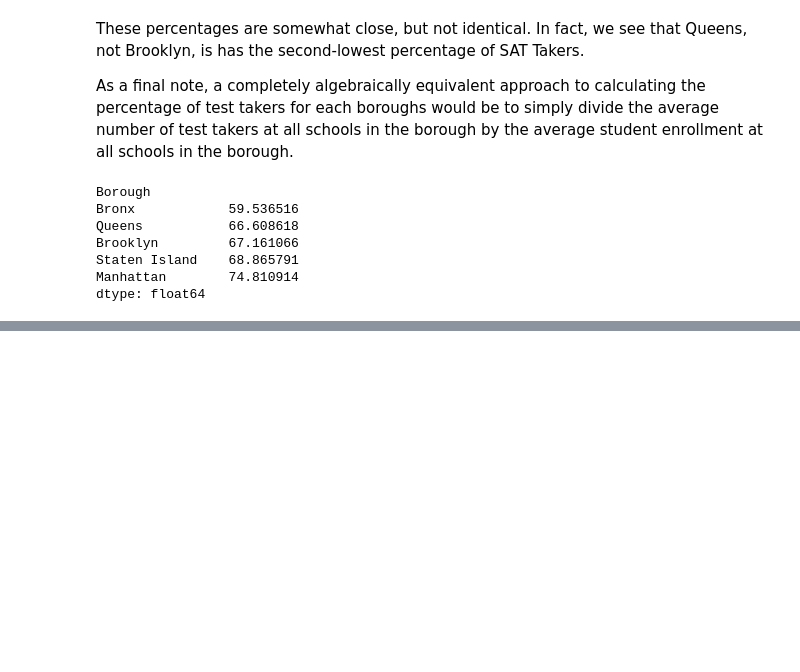
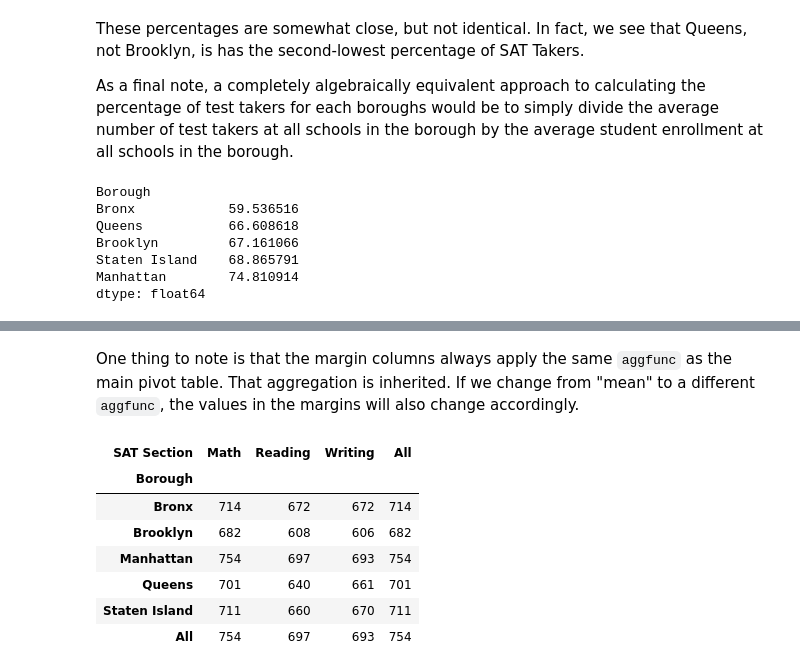
Before and after one commit to jgabunilas/pandas-bootcamp, a Jupyter notebook: Section9_Reshaping_with_Pivots/Section9_Reshaping_with_Pivots.ipynb, the cells around one changed output, grey strips where cells are left out. Cells and saved outputs as stored; diff of their text form; code cells hidden in the pictures; blank space fills up the shorter version.

```diff
--- a/Section9_Reshaping_with_Pivots/Section9_Reshaping_with_Pivots.ipynb
+++ b/Section9_Reshaping_with_Pivots/Section9_Reshaping_with_Pivots.ipynb
@@ -699,0 +825,13 @@ dtype: float64
+# %% [markdown]
+One thing to note is that the margin columns always apply the same `aggfunc` as the main pivot table. That aggregation is inherited. If we change from "mean" to a different `aggfunc`, the values in the margins will also change accordingly.
+# %%
+sat.pivot_table(values = 'Score', index = "Borough", columns = "SAT Section", aggfunc = 'max', margins = True)
+# %% [output]
+| SAT Section | Math | Reading | Writing | All |
+| Borough |  |  |  |  |
+| Bronx | 714 | 672 | 672 | 714 |
+| Brooklyn | 682 | 608 | 606 | 682 |
+| Manhattan | 754 | 697 | 693 | 754 |
+| Queens | 701 | 640 | 661 | 701 |
+| Staten Island | 711 | 660 | 670 | 711 |
+| All | 754 | 697 | 693 | 754 |
```
Also changed, not shown: parts of 30 cells of this notebook.
